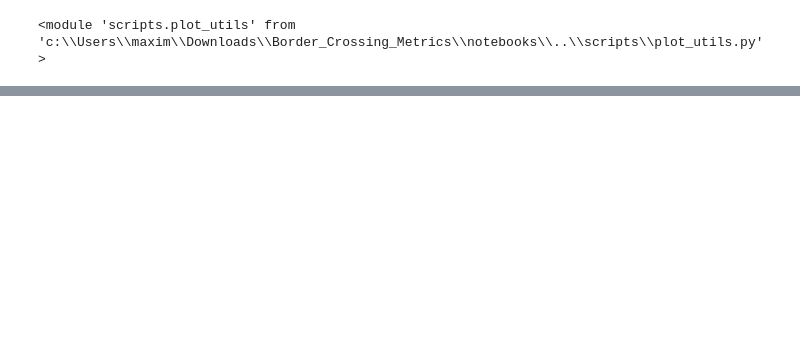
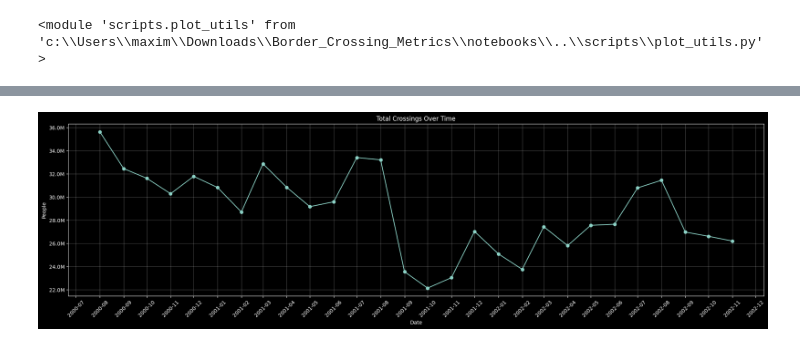
Before and after one commit to Max-Aber/Border_Crossing_Analysis, a Jupyter notebook: notebooks/2-major-event-impacts.ipynb, the cells around one changed output, grey strips where cells are left out. Saved outputs shown, nothing was run; the diff lists cells and outputs as text; code cells hidden in the pictures; blank space fills up the shorter version.

```diff
--- a/notebooks/2-major-event-impacts.ipynb
+++ b/notebooks/2-major-event-impacts.ipynb
@@ -28,0 +33,5 @@ fig.show()
+# %%
+df_911 = df_total_monthly[(df_total_monthly['Date'] >= '2000-08-01') & (df_total_monthly['Date'] <= '2002-11-01')]
+plot.plot_time_series(df_911, "Date", "Total_Crossings",'Total Crossings Over Time', 'Date', 'People')
+# %% [output]
+[figure, added]
```
Also changed, not shown: parts of 1 cell of this notebook.
